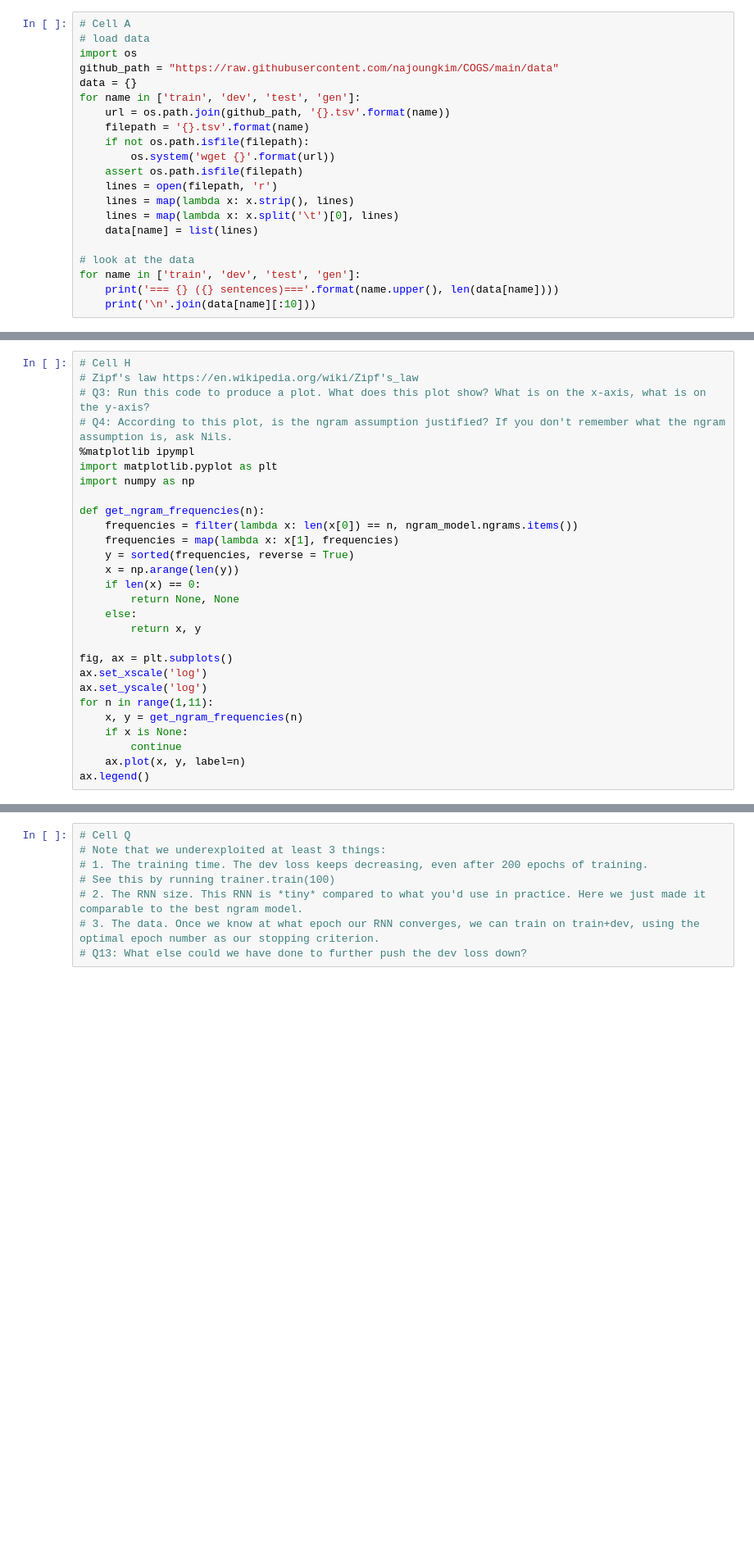
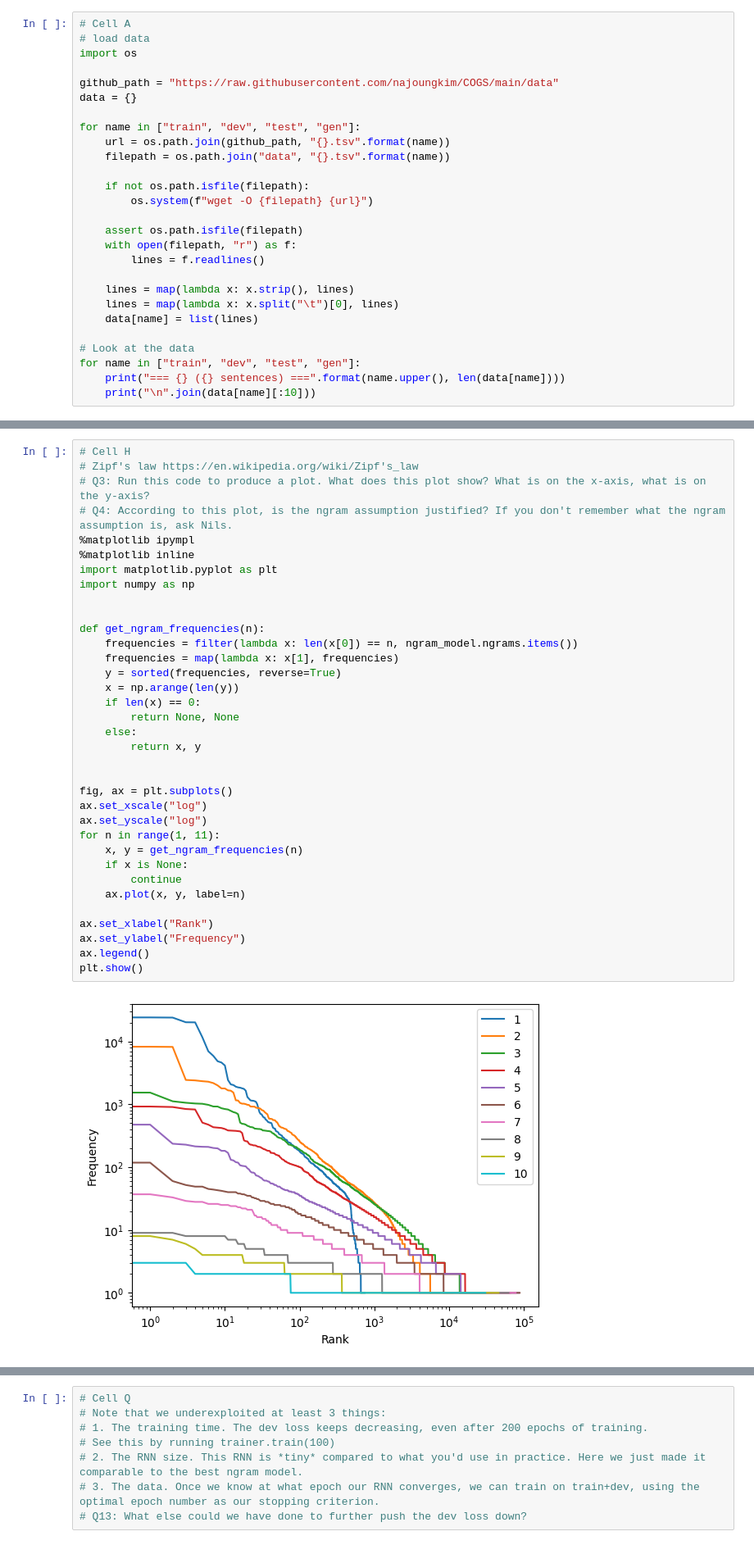
Before and after one commit to GLorenzo679/IA327-Generative-Models-for-NLP, a Jupyter notebook: TP1/lab-language-modeling.ipynb, the cells around one changed output, grey strips where cells are left out. Shown: that part at 82% size. Cells and saved outputs as stored; diff of their text form; blank space fills up the shorter version.

```diff
--- a/TP1/lab-language-modeling.ipynb
+++ b/TP1/lab-language-modeling.ipynb
@@ -2,20 +2,26 @@
 # Cell A
 # load data
 import os
+
 github_path = "https://raw.githubusercontent.com/najoungkim/COGS/main/data"
 data = {}
-for name in ['train', 'dev', 'test', 'gen']:
-    url = os.path.join(github_path, '{}.tsv'.format(name))
-    filepath = '{}.tsv'.format(name)
+
+for name in ["train", "dev", "test", "gen"]:
+    url = os.path.join(github_path, "{}.tsv".format(name))
+    filepath = os.path.join("data", "{}.tsv".format(name))
+
     if not os.path.isfile(filepath):
-        os.system('wget {}'.format(url))
+        os.system(f"wget -O {filepath} {url}")
+
     assert os.path.isfile(filepath)
-    lines = open(filepath, 'r')
+    with open(filepath, "r") as f:
+        lines = f.readlines()
+
     lines = map(lambda x: x.strip(), lines)
-    lines = map(lambda x: x.split('\t')[0], lines)
+    lines = map(lambda x: x.split("\t")[0], lines)
     data[name] = list(lines)
 
-# look at the data
-for name in ['train', 'dev', 'test', 'gen']:
-    print('=== {} ({} sentences)==='.format(name.upper(), len(data[name])))
-    print('\n'.join(data[name][:10]))
+# Look at the data
+for name in ["train", "dev", "test", "gen"]:
+    print("=== {} ({} sentences) ===".format(name.upper(), len(data[name])))
+    print("\n".join(data[name][:10]))
@@ -209,28 +310,37 @@ for n in range(1,ngram_model.n+1):
 # %%
 # Cell H
 # Zipf's law https://en.wikipedia.org/wiki/Zipf's_law
 # Q3: Run this code to produce a plot. What does this plot show? What is on the x-axis, what is on the y-axis?
 # Q4: According to this plot, is the ngram assumption justified? If you don't remember what the ngram assumption is, ask Nils.
 %matplotlib ipympl
+%matplotlib inline
 import matplotlib.pyplot as plt
 import numpy as np
+
 
 def get_ngram_frequencies(n):
     frequencies = filter(lambda x: len(x[0]) == n, ngram_model.ngrams.items())
     frequencies = map(lambda x: x[1], frequencies)
-    y = sorted(frequencies, reverse = True)
+    y = sorted(frequencies, reverse=True)
     x = np.arange(len(y))
     if len(x) == 0:
         return None, None
     else:
         return x, y
 
+
 fig, ax = plt.subplots()
-ax.set_xscale('log')
-ax.set_yscale('log')
-for n in range(1,11):
+ax.set_xscale("log")
+ax.set_yscale("log")
+for n in range(1, 11):
     x, y = get_ngram_frequencies(n)
     if x is None:
         continue
     ax.plot(x, y, label=n)
+
+ax.set_xlabel("Rank")
+ax.set_ylabel("Frequency")
 ax.legend()
+plt.show()
+# %% [output]
+[figure, added]
```
Also changed, not shown: parts of 34 cells of this notebook.
